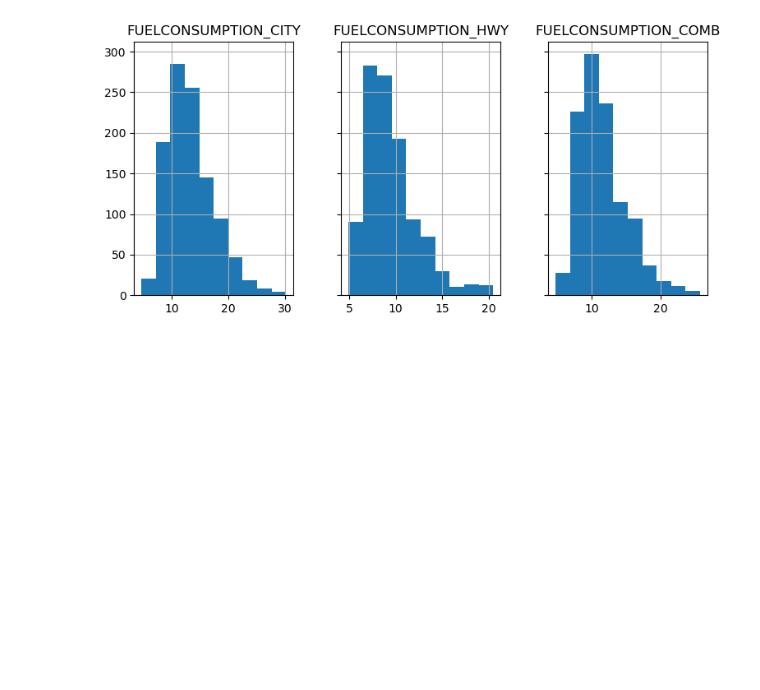
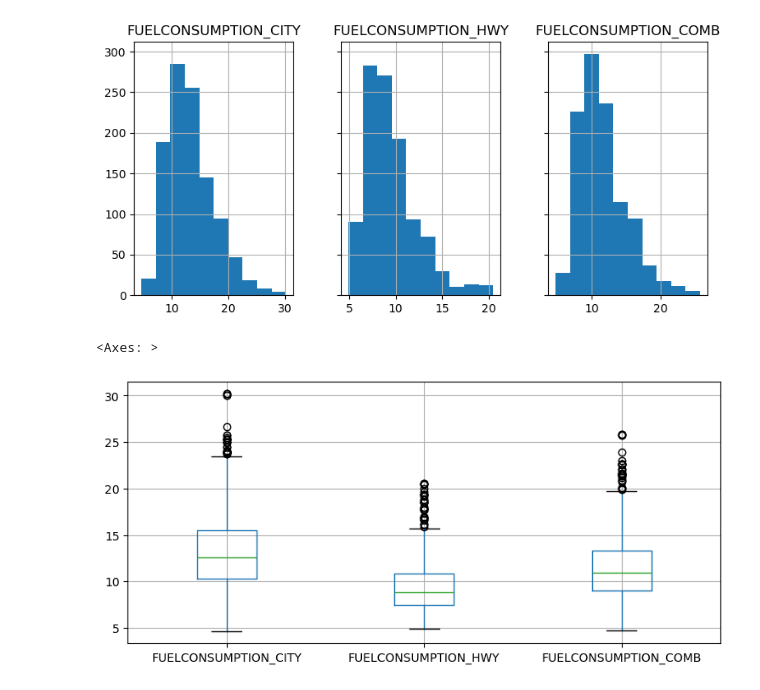
Before and after one commit to MohammadNainy/Visual, a Jupyter notebook: Matplotlib.ipynb, the cells around one changed output. Cells and saved outputs as stored; diff of their text form; code cells hidden in the pictures; blank space fills up the shorter version.

```diff
--- a/Matplotlib.ipynb
+++ b/Matplotlib.ipynb
@@ -401,3 +401,8 @@ df.hist(column=["FUELCONSUMPTION_CITY","FUELCONSUMPTION_HWY","FUELCONSUMPTION_CO
 df.hist(column=["FUELCONSUMPTION_CITY","FUELCONSUMPTION_HWY","FUELCONSUMPTION_COMB"],layout=(1,3),figsize=(9,4),sharey=True);
 # %% [output]
 [figure]
+# %%
+df.boxplot(column=["FUELCONSUMPTION_CITY","FUELCONSUMPTION_HWY","FUELCONSUMPTION_COMB"],figsize=(9,4))
+# %% [output]
+<Axes: >
+[figure, added]
```
Also changed, not shown: parts of 3 cells of this notebook.
